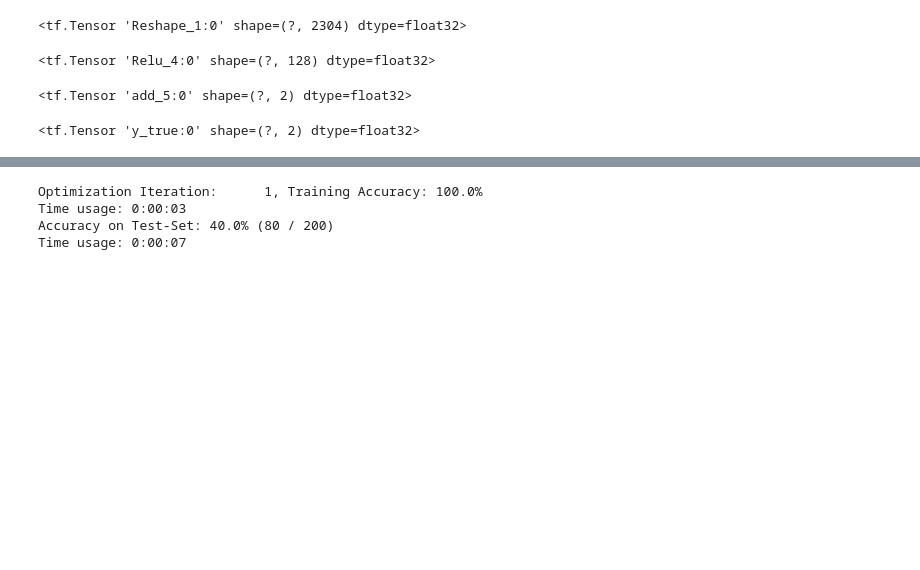
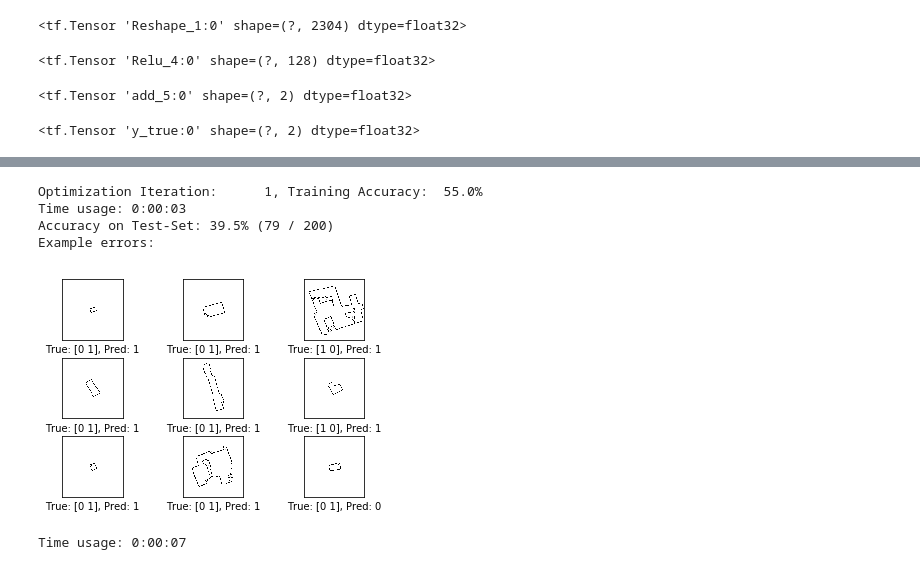
Before and after one commit to uniformlyMatt/MATH-651-Project, a Jupyter notebook: WORKING_CNN.ipynb, the cells around one changed output, grey strips where cells are left out. Drawn from its saved outputs; the diff is of its cells as text; code cells hidden in the pictures; blank space fills up the shorter version.

```diff
--- a/WORKING_CNN.ipynb
+++ b/WORKING_CNN.ipynb
@@ -434,10 +492,12 @@ Time usage: 0:00:06
 # %%
 optimize(1, train_images, train_labels)
-print_test_accuracy()
+print_test_accuracy(show_example_errors = True)
 # %% [output]
-Optimization Iteration:      1, Training Accuracy: 100.0%
+Optimization Iteration:      1, Training Accuracy:  55.0%
 Time usage: 0:00:03
-Accuracy on Test-Set: 40.0% (80 / 200)
-Time usage: 0:00:07
+Accuracy on Test-Set: 39.5% (79 / 200)
+Example errors:
+[figure, added]
+Time usage: 0:00:07
 # %%
 optimize(10, train_images, train_labels)
```
Also changed, not shown: parts of 18 cells of this notebook.
